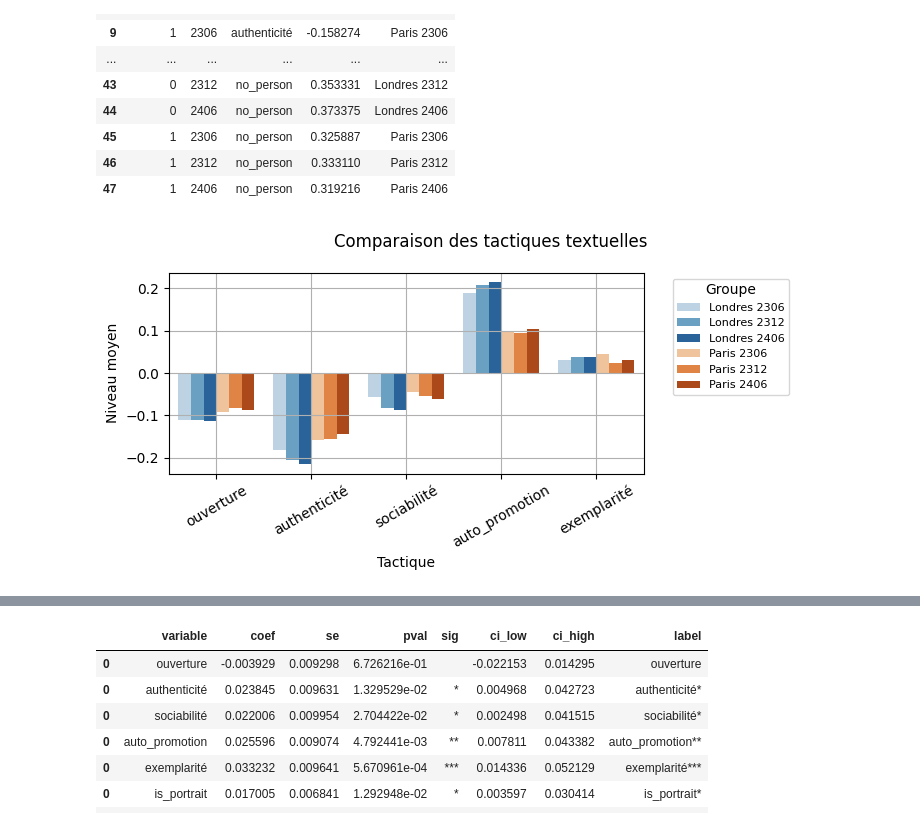
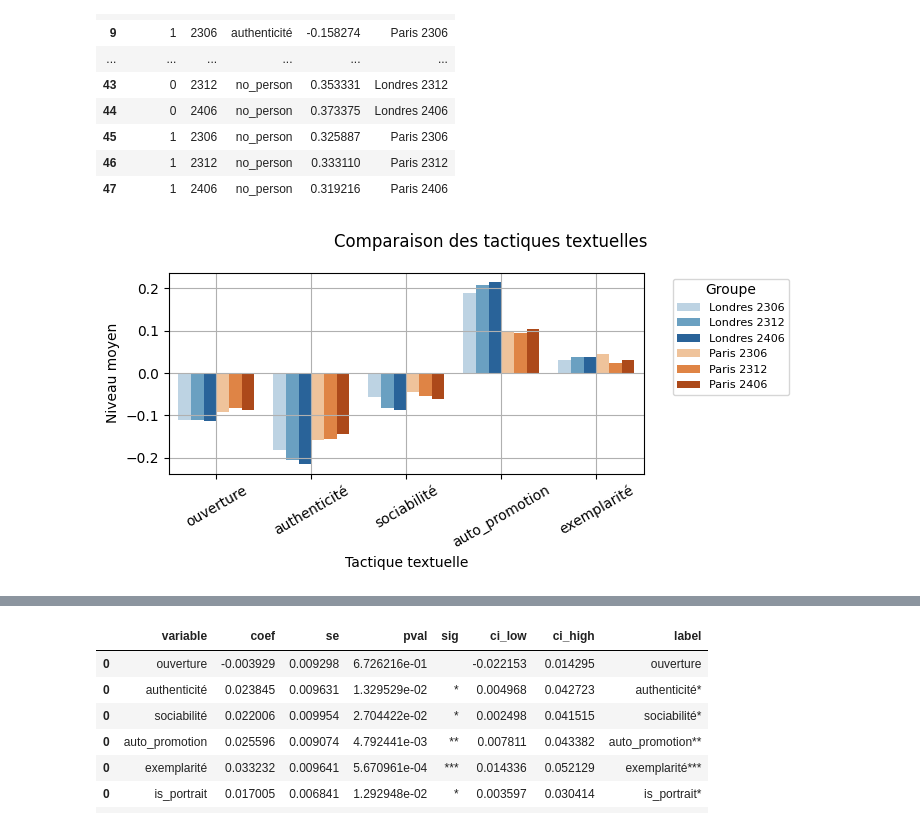
Before and after one commit to yeliu-dh/SelfPresentation_Multimodal_airbnb, a Jupyter notebook: D_stat/test_new_old_host.ipynb, the cells around one changed output, grey strips where cells are left out. Saved outputs shown, nothing was run; the diff lists cells and outputs as text; code cells hidden in the pictures.

```diff
--- a/D_stat/test_new_old_host.ipynb
+++ b/D_stat/test_new_old_host.ipynb
@@ -153,9 +153,9 @@ agg_long
 | 46 | 1 | 2312 | no_person | 0.333110 | Paris 2312 |
 | 47 | 1 | 2406 | no_person | 0.319216 | Paris 2406 |
 # %%
-df_plot=agg_long.copy()
+tactics=tactics_bio
+df_plot=agg_long[agg_long['variable'].isin(tactics)].copy()
 groups=df_plot['group'].unique()
-
 
 # ---colors----
 blue_cmap = plt.cm.Blues
@@ -170,32 +170,32 @@ colors = (
 )
 palette={k: v for k, v in zip (groups, colors)}
 
 
 # vis
 fig, ax=plt.subplots(figsize=(8,4))
 
 sns.barplot(
     data=df_plot,
     x="variable",
     y="mean",
     hue="group",
     palette=palette,
     order=tactics_bio,#***
     # errorbar="sd"
     ax=ax
 )
 ax.tick_params(axis="x", rotation=30)
 ax.set_ylabel("Niveau moyen")
-ax.set_xlabel("Tactique")
+ax.set_xlabel("Tactique textuelle")
 ax.grid()
 
 plt.suptitle("Comparaison des tactiques textuelles",fontsize=12)
 
 handles, labels=ax.get_legend_handles_labels()
 plt.legend(handles, labels, title="Groupe", loc="upper left", bbox_to_anchor=(1.05, 1), fontsize=8)
 plt.tight_layout(rect=[0,0.1, 0.9,1])
 
 plt.show()
 # 整体而言，paris更注重ouv，authen，socio，london的auto更高，exem两者相似
 # %% [output]
-[figure, old version]
+[figure, new version]
```
Also changed, not shown: parts of 57 cells of this notebook, 6 other files.
